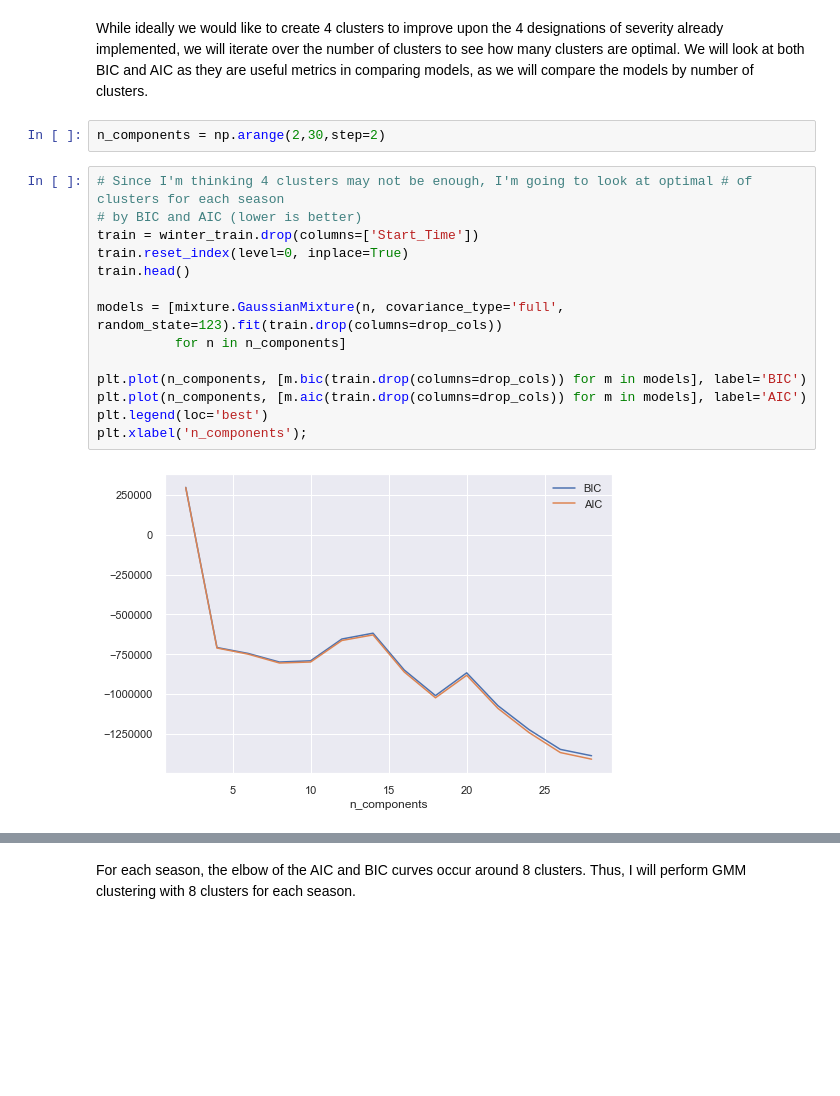
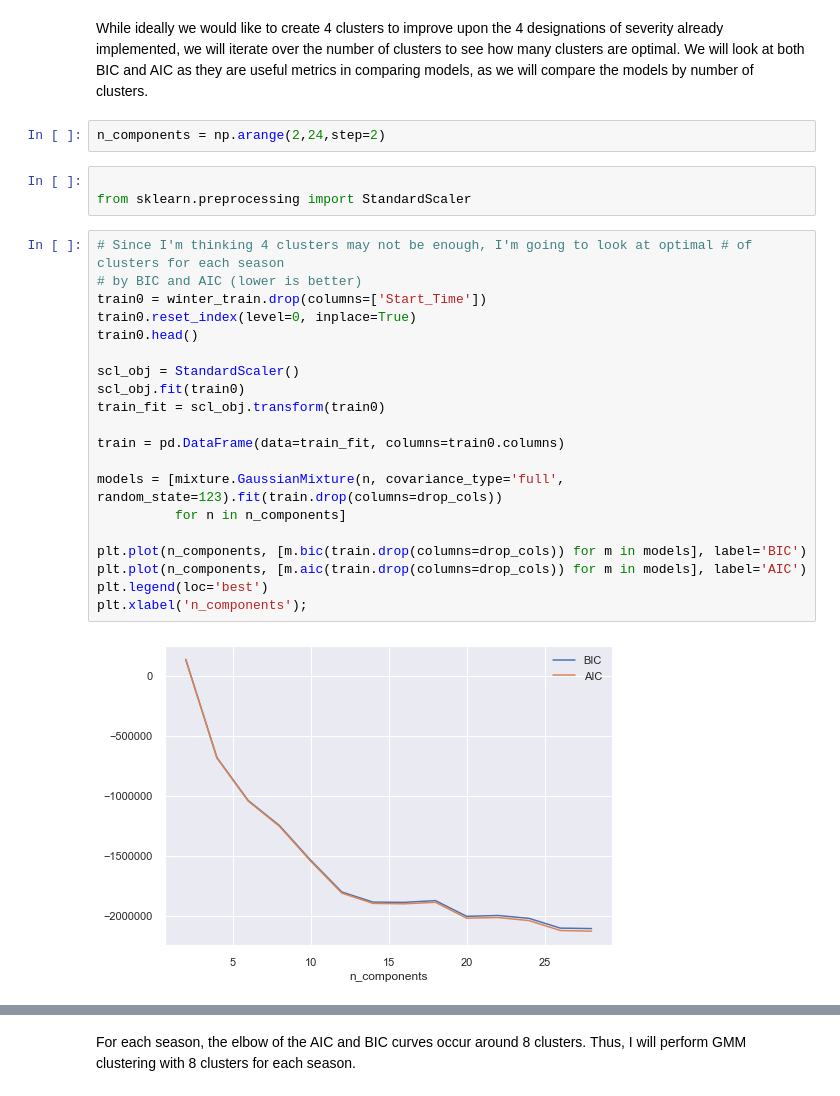
Before and after one commit to jbcroom/DS7331ProjectRepo, a Jupyter notebook: Project 3/AR_GMM_Clustering_v2.ipynb, the cells around one changed output, grey strips where cells are left out. Saved outputs shown, nothing was run; the diff lists cells and outputs as text; blank space fills up the shorter version.

Commit message:
Allison GMM - Standard Scalar

```diff
--- a/Project 3/AR_GMM_Clustering_v2.ipynb
+++ b/Project 3/AR_GMM_Clustering_v2.ipynb
@@ -203,21 +203,30 @@ drop_cols = ['index','Severity']
 # %% [markdown]
 While ideally we would like to create 4 clusters to improve upon the 4 designations of severity already implemented, we will iterate over the number of clusters to see how many clusters are optimal. We will look at both BIC and AIC as they are useful metrics in comparing models, as we will compare the models by number of clusters.
 # %%
-n_components = np.arange(2,30,step=2)
+n_components = np.arange(2,24,step=2)
+# %%
+
+from sklearn.preprocessing import StandardScaler
 # %%
 # Since I'm thinking 4 clusters may not be enough, I'm going to look at optimal # of clusters for each season
 # by BIC and AIC (lower is better)
-train = winter_train.drop(columns=['Start_Time'])
-train.reset_index(level=0, inplace=True)
-train.head()
+train0 = winter_train.drop(columns=['Start_Time'])
+train0.reset_index(level=0, inplace=True)
+train0.head()
+
+scl_obj = StandardScaler()
+scl_obj.fit(train0)
+train_fit = scl_obj.transform(train0)
+
+train = pd.DataFrame(data=train_fit, columns=train0.columns)
 
 models = [mixture.GaussianMixture(n, covariance_type='full', random_state=123).fit(train.drop(columns=drop_cols))
           for n in n_components]
 
 plt.plot(n_components, [m.bic(train.drop(columns=drop_cols)) for m in models], label='BIC')
 plt.plot(n_components, [m.aic(train.drop(columns=drop_cols)) for m in models], label='AIC')
 plt.legend(loc='best')
 plt.xlabel('n_components');
 # %% [output]
-[figure, old version]
+[figure, new version]
 # %%
```
Also changed, not shown: parts of 4 cells of this notebook.
